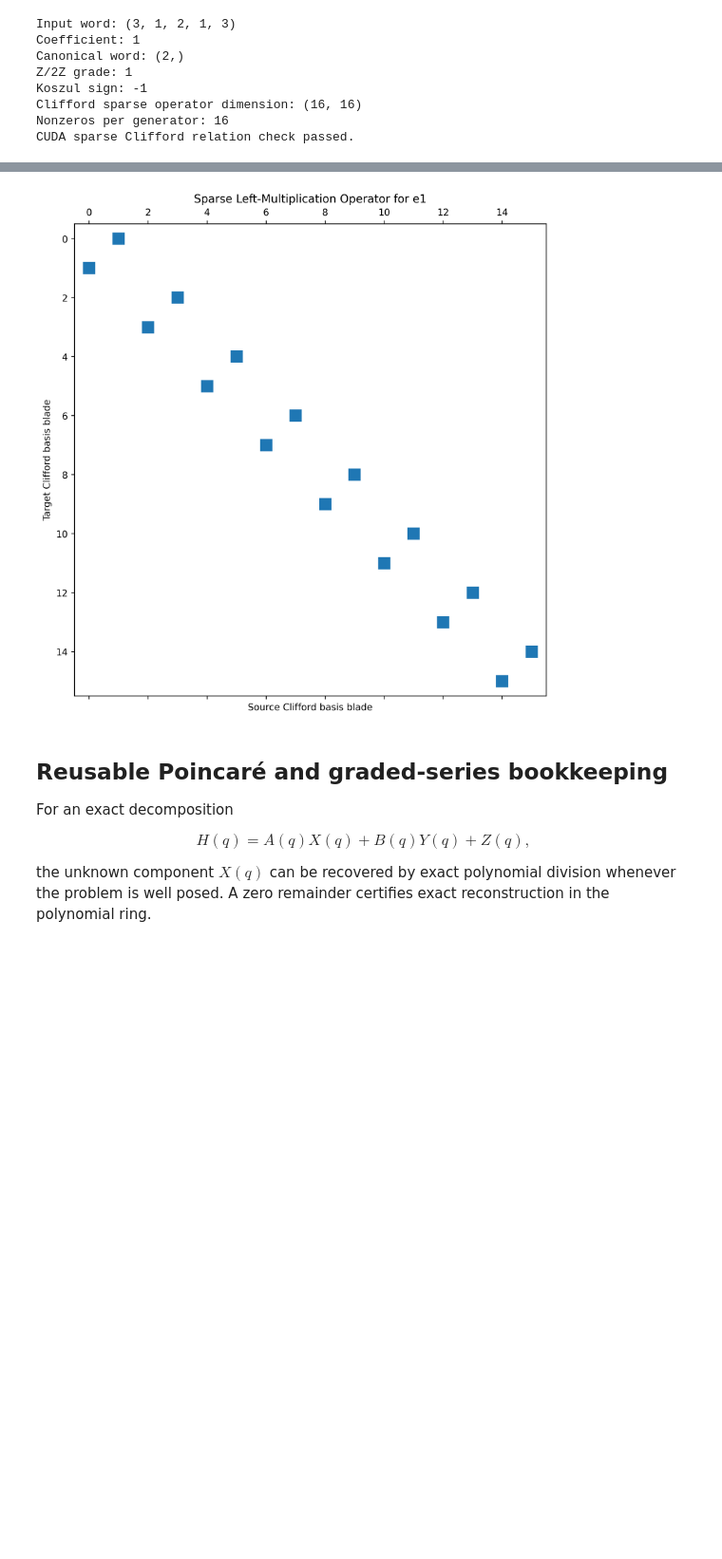
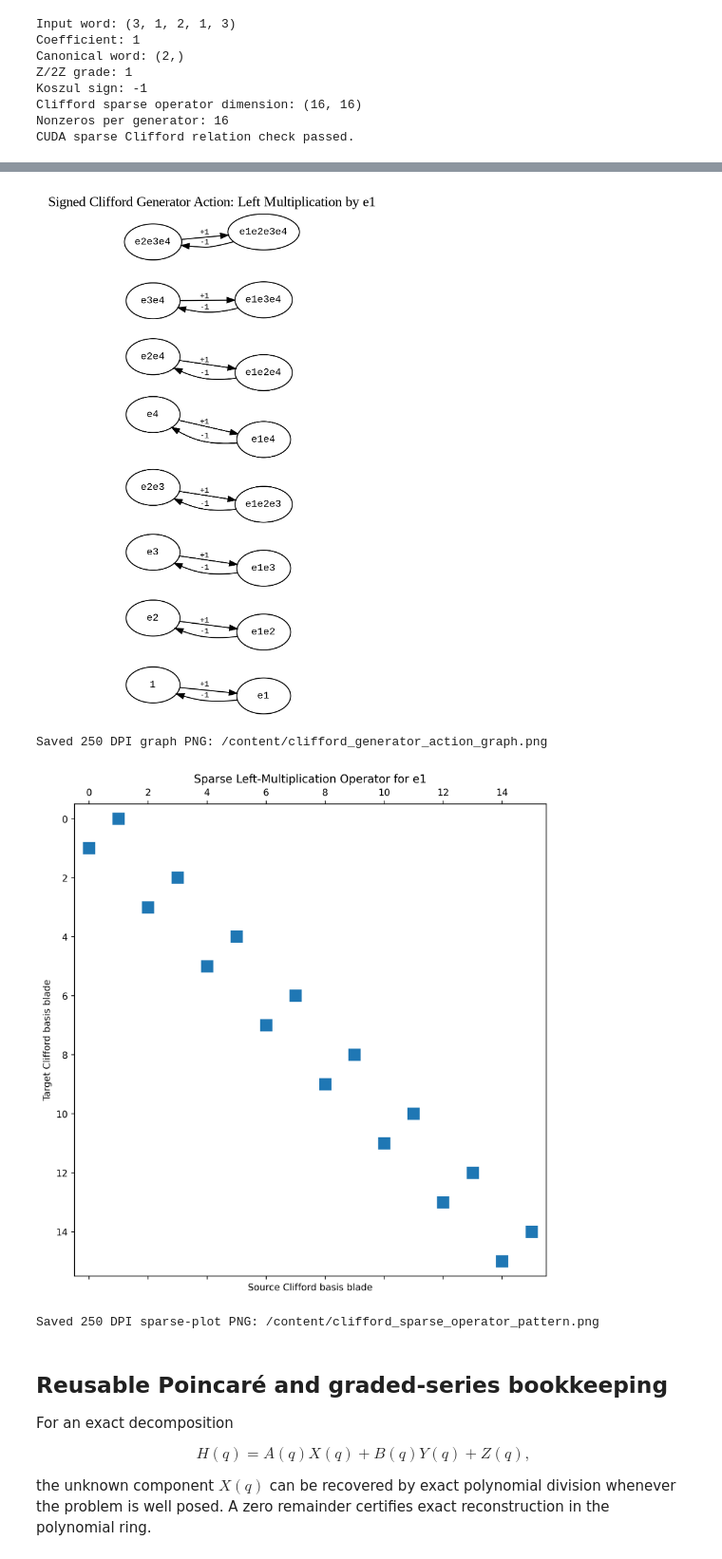
Before and after one commit to OJB-Quantum/Notebooks-for-Ideas, a Jupyter notebook: Automated_Mathematical_Derivation_Engine_Adjacency_in_Colab.ipynb, the cells around one changed output, grey strips where cells are left out. Shown at 95% size. Drawn from its saved outputs; the diff is of its cells as text; code cells hidden in the pictures; blank space fills up the shorter version.

```diff
--- a/Automated_Mathematical_Derivation_Engine_Adjacency_in_Colab.ipynb
+++ b/Automated_Mathematical_Derivation_Engine_Adjacency_in_Colab.ipynb
@@ -1684,8 +1749,31 @@ Clifford sparse operator dimension: (16, 16)
 Nonzeros per generator: 16
 CUDA sparse Clifford relation check passed.
 # %%
-"""Render a Clifford generator action graph and its sparse operator pattern."""
+"""Render a Clifford generator action graph and sparse operator plot at 250 DPI."""
 
+from io import BytesIO
+from pathlib import Path
+
+from google.colab import files
+from IPython.display import Image, display
+
+# ============================================================
+# Control knobs
+# ============================================================
+CLIFFORD_GRAPH_DPI = 250
+CLIFFORD_GRAPH_FILENAME = "clifford_generator_action_graph.png"
+
+SPY_PLOT_DPI = 250
+SPY_FIGSIZE = (8, 8)
+SPY_MARKERSIZE = 12
+SPY_PLOT_FILENAME = "clifford_sparse_operator_pattern.png"
+
+plt.rcParams["figure.dpi"] = SPY_PLOT_DPI
+plt.rcParams["savefig.dpi"] = SPY_PLOT_DPI
+
+# ============================================================
+# Build the Clifford action graph
+# ============================================================
 clifford_operator = clifford_operators[1]
 clifford_graph = nx.from_scipy_sparse_array(
     clifford_operator.T,
@@ -1709,6 +1797,9 @@ clifford_edge_labels = {
     for source, target, data in clifford_graph.edges(data=True)
 }
 
+# ============================================================
+# Render the Graphviz graph
+# ============================================================
 clifford_dot, clifford_graph_view = render_networkx_graph(
     clifford_graph,
     title="Signed Clifford Generator Action: Left Multiplication by e1",
@@ -1716,14 +1807,44 @@ clifford_dot, clifford_graph_view = render_networkx_graph(
     edge_labels=clifford_edge_labels,
     rankdir="LR",
 )
-clifford_svg = clifford_dot.pipe(format=GRAPHVIZ_FORMAT)
-display(SVG(clifford_svg))
 
-fig, ax = plt.subplots(figsize=(8, 8))
-ax.spy(clifford_operator, markersize=12)
+clifford_dot.attr(dpi=str(CLIFFORD_GRAPH_DPI))
+
+clifford_graph_png = clifford_dot.pipe(format="png")
+clifford_graph_buffer = BytesIO(clifford_graph_png)
+
+display(Image(data=clifford_graph_buffer.getvalue()))
+
+clifford_graph_path = Path(CLIFFORD_GRAPH_FILENAME)
+clifford_graph_path.write_bytes(clifford_graph_buffer.getvalue())
+
+CLIFFORD_DOT_SOURCE = clifford_dot.source
+
+print(f"Saved 250 DPI graph PNG: {clifford_graph_path.resolve()}")
+
+# ============================================================
+# Render the sparse operator pattern plot
+# ============================================================
+fig, ax = plt.subplots(figsize=SPY_FIGSIZE)
+ax.spy(clifford_operator, markersize=SPY_MARKERSIZE)
 ax.set_title("Sparse Left-Multiplication Operator for e1")
 ax.set_xlabel("Source Clifford basis blade")
 ax.set_ylabel("Target Clifford basis blade")
 fig.tight_layout()
-plt.show()
+
+spy_plot_buffer = BytesIO()
+fig.savefig(
+    spy_plot_buffer,
+    format="png",
+    dpi=SPY_PLOT_DPI,
+    bbox_inches="tight",
+)
+plt.close(fig)
+
+display(Image(data=spy_plot_buffer.getvalue()))
+
+spy_plot_path = Path(SPY_PLOT_FILENAME)
+spy_plot_path.write_bytes(spy_plot_buffer.getvalue())
+
+print(f"Saved 250 DPI sparse-plot PNG: {spy_plot_path.resolve()}")
 # %% [output]
@@ -1731,4 +1851,7 @@ plt.show()
-[figure, old version]
+[figure, new version]
+Saved 250 DPI graph PNG: /content/clifford_generator_action_graph.png
+[figure, added]
+Saved 250 DPI sparse-plot PNG: /content/clifford_sparse_operator_pattern.png
 # %% [markdown]
 ## Reusable Poincaré and graded-series bookkeeping
 
```
Also changed, not shown: parts of 6 cells of this notebook.
